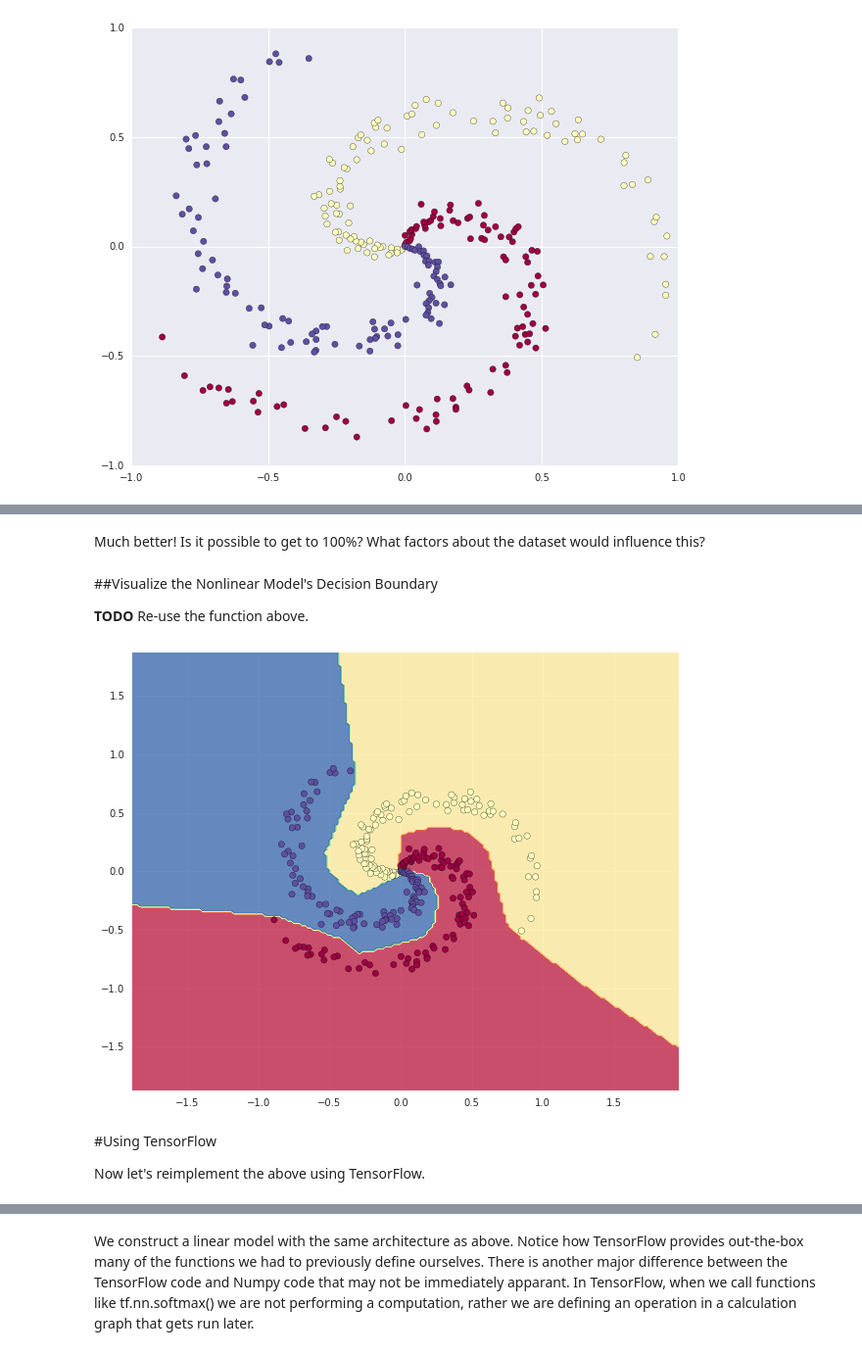
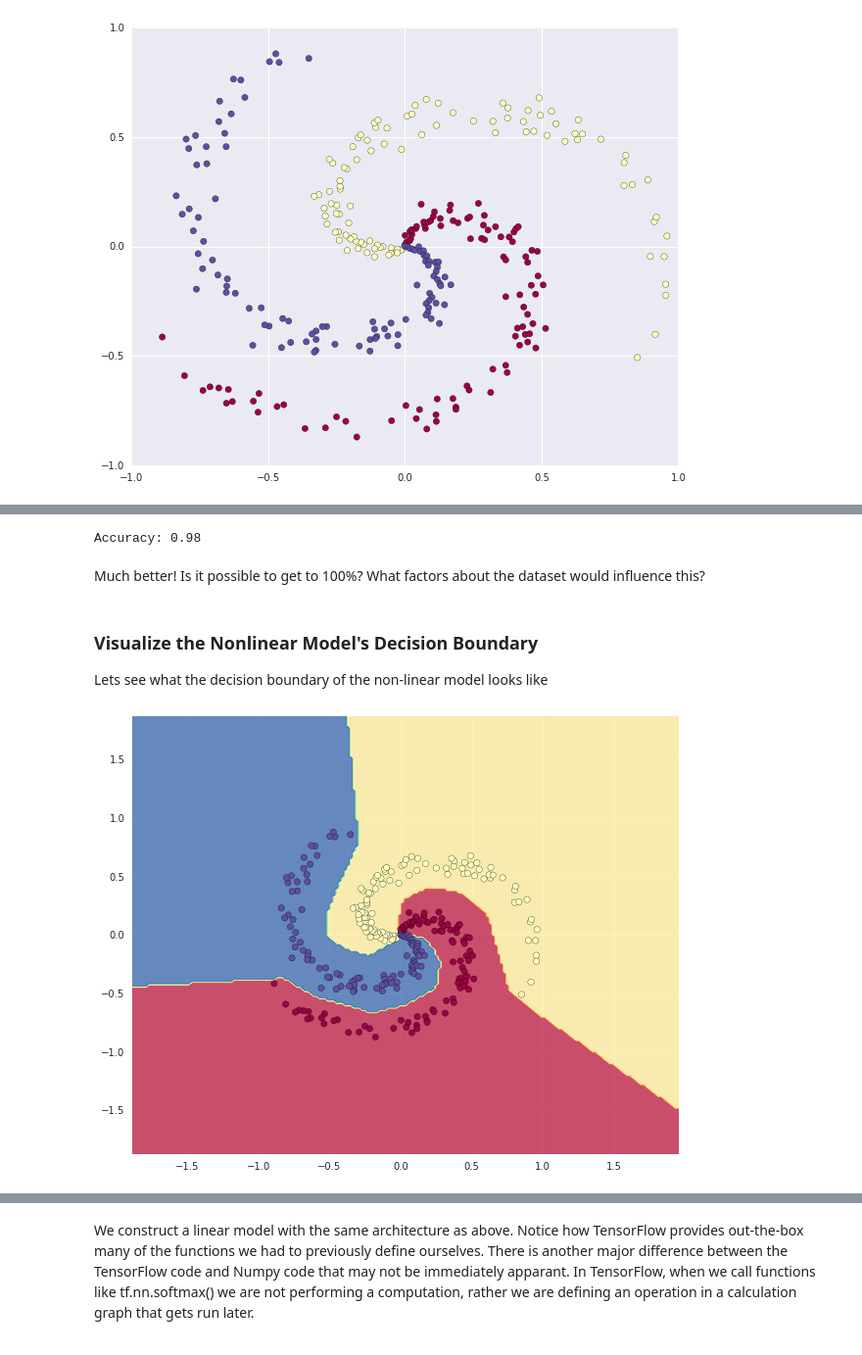
Before and after one commit to deep-learning-indaba/practicals2017, a Jupyter notebook: practical1.ipynb, the cells around one changed output, grey strips where cells are left out. Shown: that part at 98% size. Saved outputs shown, nothing was run; the diff lists cells and outputs as text; code cells hidden in the pictures.

```diff
--- a/practical1.ipynb
+++ b/practical1.ipynb
@@ -427,12 +444,13 @@ This is not a very good result (we are misclassifying around 50% of the data poi
 
 Let's visualize the decision boundary of this linear classifier on the swiss roll dataset.
 # %%
-def plot_decision_boundary(X, get_logits_fn):
+# Define a function that plots the decision boundary of a model
+def plot_decision_boundary(X, model):
   """Overlays the classifier's decision boundary on the dataset [X, y].
 
   Args:
     X: 2-d matrix input data,
-    get_logits_fn: classifier function that maps points in X to predicted logits (logits are un-normalised scores).
+    model: The model to evaluate
   """
 
   step_size = 0.02  # Discretization step-size
@@ -447,7 +465,7 @@ def plot_decision_boundary(X, get_logits_fn):
   # Flatten the data and get the logits of the classifier (the "scores") for
   #   each point in the generated mesh-grid.
   meshgrid_matrix = np.c_[xx.ravel(), yy.ravel()]
-  Z = get_logits_fn(meshgrid_matrix)
+  Z = model.get_logits(meshgrid_matrix)
 
   # Get the class predictions for each point.
   Z = np.argmax(Z, axis=1)
@@ -484,13 +513,6 @@ num_hidden = 100  # Size of hidden layer.
 non_linear_W_init = 0.01 * np.random.randn(dimensions, num_hidden)
 non_linear_W2_init = 0.01 * np.random.randn(num_hidden, num_classes)
 
-# We need an additional helper function for the non-linear model
-
-def relu(value):
-  """ ReLU is the "Rectified Linear Unit activation function", defined as:
-        relu(x) = x if x > 0, and 0 if x <= 0
-  """
-  return np.maximum(0, value)
 
 class NonLinearModel(object):
   def __init__(self):
@@ -601,23 +623,3 @@ class NonLinearModel(object):
   def derivative_regularisation_W2(self):
     """Calculate the gradient of the L2 loss wrt W2."""
     return reg_lambda * self.W2
-
-
-# Create an instance of our non-linear model.
-non_linear_model = NonLinearModel()
-
-# Now lets train the model
-for i in xrange(10000):
-
-  # Get the model predictions for our spiral dataset X
-  probs = non_linear_model.predictions(X)
-
-  # Compute the loss
-  loss = non_linear_model.loss(probs, y)
-
-  # Print the loss value every 1000 steps.
-  if i % 1000 == 0:
-    print "iteration %d: loss %f" % (i, loss)
-
-  # Use back-propagation to update the model parameters:
-  non_linear_model.update(probs, X, y)
@@ -641,0 +628,6 @@ training accuracy: 0.98
+# %%
+# Create an instance of our non-linear model.
+non_linear_model = NonLinearModel()
+
+# Train the model for 10000 epochs
+train_model(non_linear_model, 10000, 1000)
@@ -642,14 +645,15 @@ training accuracy: 0.98
+# %%
+# evaluate training set accuracy of the non-linear model
+evaluate_model(non_linear_model)
+# %% [output]
+Accuracy: 0.98
 # %% [markdown]
 Much better! Is it possible to get to 100%? What factors about the dataset would influence this?
 # %% [markdown]
-##Visualize the Nonlinear Model's Decision Boundary
-
-**TODO** Re-use the function above.
+### Visualize the Nonlinear Model's Decision Boundary
+Lets see what the decision boundary of the non-linear model looks like
-# %%
-plot_decision_boundary(X, non_linear_model.get_logits)
-# %% [output]
-[figure, removed]
-# %% [markdown]
-#Using TensorFlow
-
-Now let's reimplement the above using TensorFlow.
+# %%
+# Plot the decision boundary of the non-linear model on the dataset X
+plot_decision_boundary(X, non_linear_model)
+# %% [output]
+[figure, added]
```
Also changed, not shown: parts of 50 cells of this notebook.
